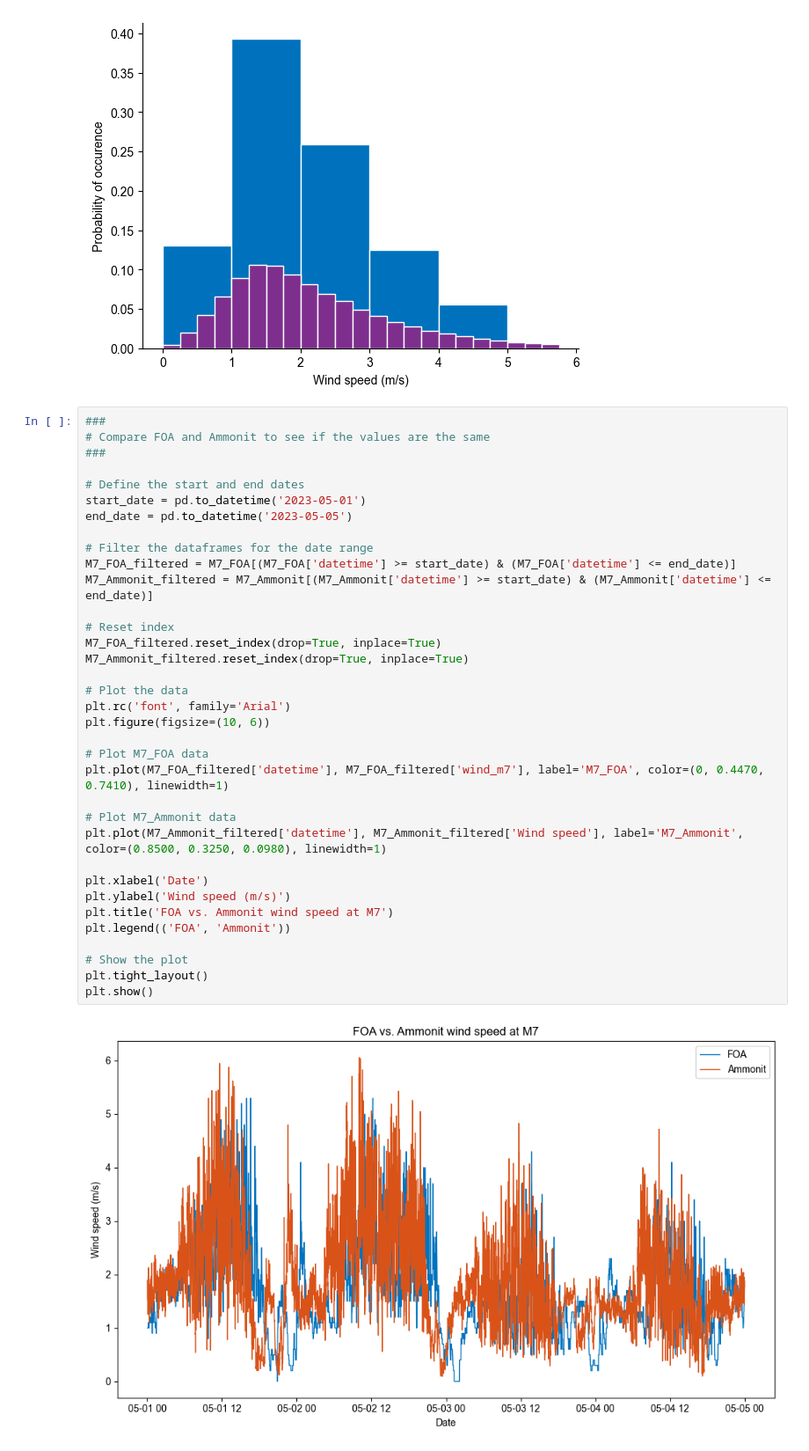
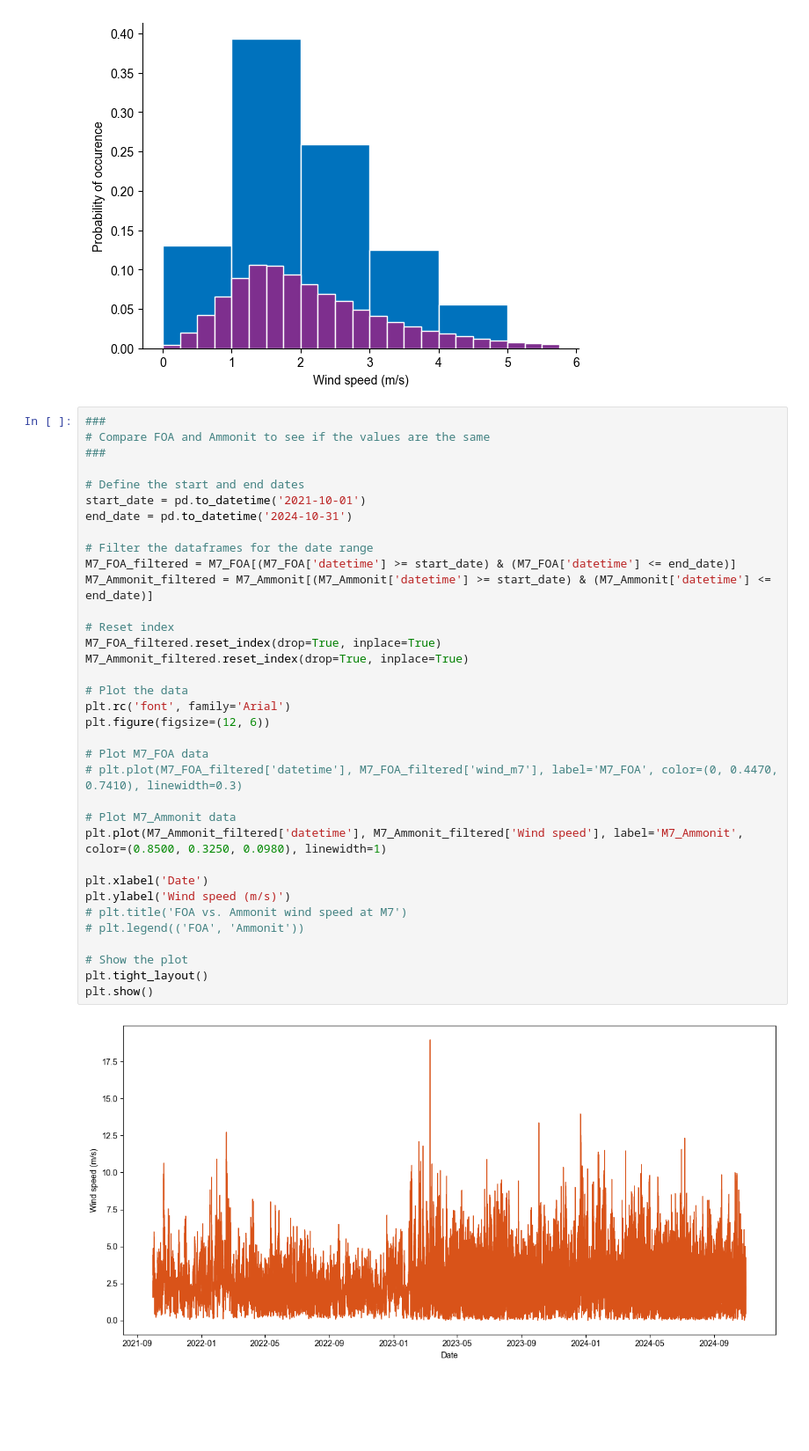
Before and after one commit to djskrovanek/gridraven-analytics, a Jupyter notebook: compareM7_FOA_WXstation.ipynb, the cells around one changed output. Shown at 88% size. Cells and saved outputs as stored; diff of their text form; blank space fills up the shorter version.

```diff
--- a/compareM7_FOA_WXstation.ipynb
+++ b/compareM7_FOA_WXstation.ipynb
@@ -170,39 +170,39 @@ plt.show()
 # %%
 ###
 # Compare FOA and Ammonit to see if the values are the same
 ###
 
 # Define the start and end dates
-start_date = pd.to_datetime('2023-05-01')
-end_date = pd.to_datetime('2023-05-05')
+start_date = pd.to_datetime('2021-10-01')
+end_date = pd.to_datetime('2024-10-31')
 
 # Filter the dataframes for the date range
 M7_FOA_filtered = M7_FOA[(M7_FOA['datetime'] >= start_date) & (M7_FOA['datetime'] <= end_date)]
 M7_Ammonit_filtered = M7_Ammonit[(M7_Ammonit['datetime'] >= start_date) & (M7_Ammonit['datetime'] <= end_date)]
 
 # Reset index
 M7_FOA_filtered.reset_index(drop=True, inplace=True)
 M7_Ammonit_filtered.reset_index(drop=True, inplace=True)
 
 # Plot the data
 plt.rc('font', family='Arial')
-plt.figure(figsize=(10, 6))
+plt.figure(figsize=(12, 6))
 
 # Plot M7_FOA data
-plt.plot(M7_FOA_filtered['datetime'], M7_FOA_filtered['wind_m7'], label='M7_FOA', color=(0, 0.4470, 0.7410), linewidth=1)
+# plt.plot(M7_FOA_filtered['datetime'], M7_FOA_filtered['wind_m7'], label='M7_FOA', color=(0, 0.4470, 0.7410), linewidth=0.3)
 
 # Plot M7_Ammonit data
 plt.plot(M7_Ammonit_filtered['datetime'], M7_Ammonit_filtered['Wind speed'], label='M7_Ammonit', color=(0.8500, 0.3250, 0.0980), linewidth=1)
 
 plt.xlabel('Date')
 plt.ylabel('Wind speed (m/s)')
-plt.title('FOA vs. Ammonit wind speed at M7')
-plt.legend(('FOA', 'Ammonit'))
+# plt.title('FOA vs. Ammonit wind speed at M7')
+# plt.legend(('FOA', 'Ammonit'))
 
 # Show the plot
 plt.tight_layout()
 plt.show()
 # %% [output]
-[figure, old version]
+[figure, new version]
 # %%
 # let's see if we can resolve the mismatch in the time stamps
```
Also changed, not shown: parts of 2 cells of this notebook.
